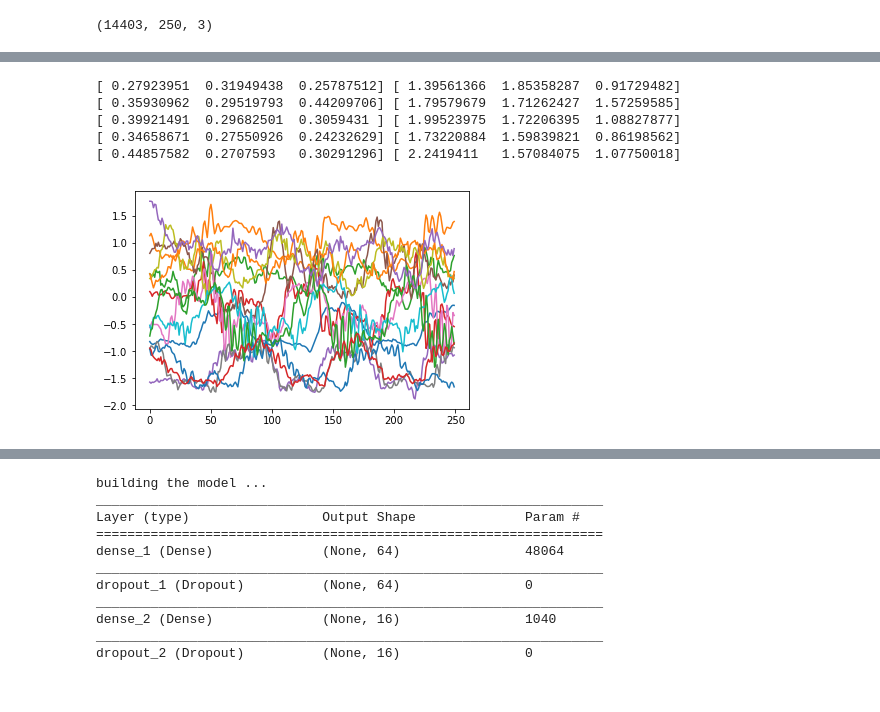
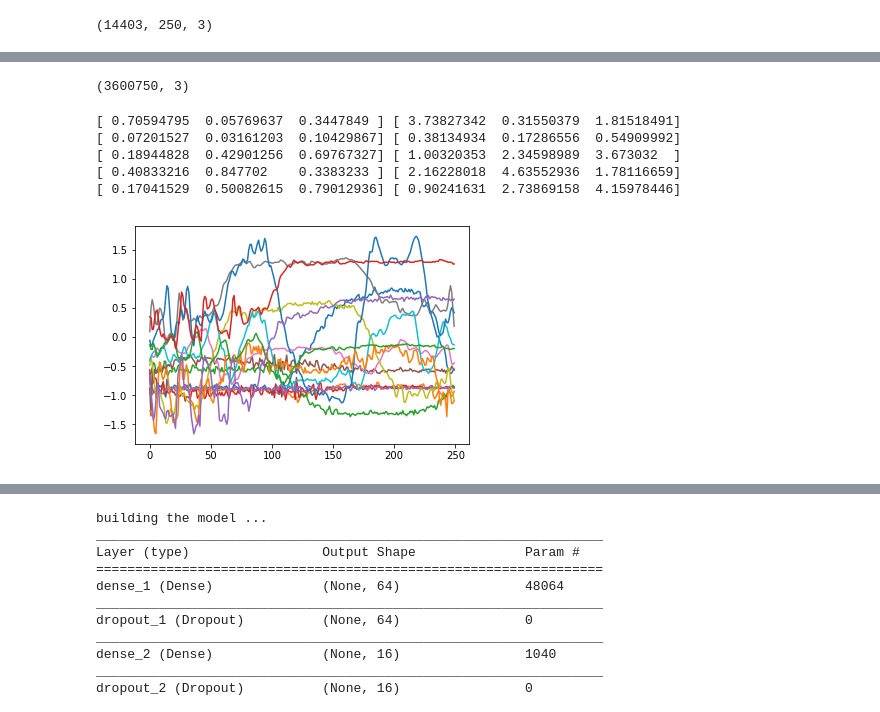
Before and after one commit to Luke3D/DREAM_PD, a Jupyter notebook: DNNapproach.ipynb, the cells around one changed output, grey strips where cells are left out. Drawn from its saved outputs; the diff is of its cells as text; code cells hidden in the pictures.

```diff
--- a/DNNapproach.ipynb
+++ b/DNNapproach.ipynb
@@ -391,0 +557,6 @@ len(rawdata)
+# %%
+#load clips
+filename = './WindowedFeatures/Dysk_Unnorm_Train.pkl'
+f = open(filename, 'rb')
+Xwin = pickle.load(f)
+f.close()
@@ -547,23 +814,30 @@ for i in range(5,10):
+# %%
+a = np.reshape(X,(X.shape[0]*X.shape[1],X.shape[2]))
+a.shape
+# %% [output]
+(3600750, 3)
 # %%
 #standardize clips data by channel (for CNN)
 Xn = X.copy()
 acc = np.reshape(X,(X.shape[0]*X.shape[1],X.shape[2]))
 m = np.mean(acc,axis=0)
 s = np.std(acc,axis=0)
 for c in range(X.shape[0]):
     for a in range(X.shape[2]):
         Xn[c,:,a]=(X[c,:,a]-m[a])/s[a]
 Xn.shape
 for i in range(5,10):
     print(np.std(Xn[i],axis=0),np.std(X[i],axis=0))
     plt.plot(Xn[i])
+
+X = Xn
 # %% [output]
-[ 0.27923951  0.31949438  0.25787512] [ 1.39561366  1.85358287  0.91729482]
-[ 0.35930962  0.29519793  0.44209706] [ 1.79579679  1.71262427  1.57259585]
-[ 0.39921491  0.29682501  0.3059431 ] [ 1.99523975  1.72206395  1.08827877]
-[ 0.34658671  0.27550926  0.24232629] [ 1.73220884  1.59839821  0.86198562]
-[ 0.44857582  0.2707593   0.30291296] [ 2.2419411   1.57084075  1.07750018]
+[ 0.70594795  0.05769637  0.3447849 ] [ 3.73827342  0.31550379  1.81518491]
+[ 0.07201527  0.03161203  0.10429867] [ 0.38134934  0.17286556  0.54909992]
+[ 0.18944828  0.42901256  0.69767327] [ 1.00320353  2.34598989  3.673032  ]
+[ 0.40833216  0.847702    0.3383233 ] [ 2.16228018  4.63552936  1.78116659]
+[ 0.17041529  0.50082615  0.79012936] [ 0.90241631  2.73869158  4.15978446]
-[figure, old version]
+[figure, new version]
 # %%
 #note that some clips have spikes in the acceleration (errors) that should be fixed
 indmax = np.where(np.abs(X>40))[0]
```
Also changed, not shown: parts of 52 cells of this notebook.
